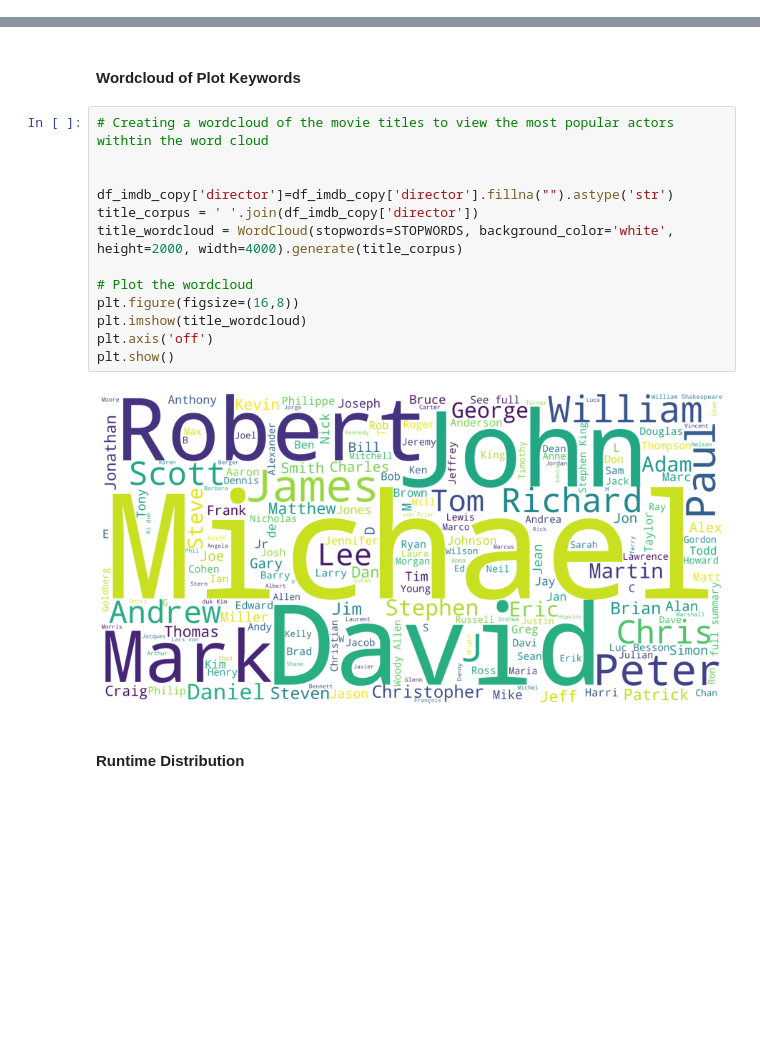
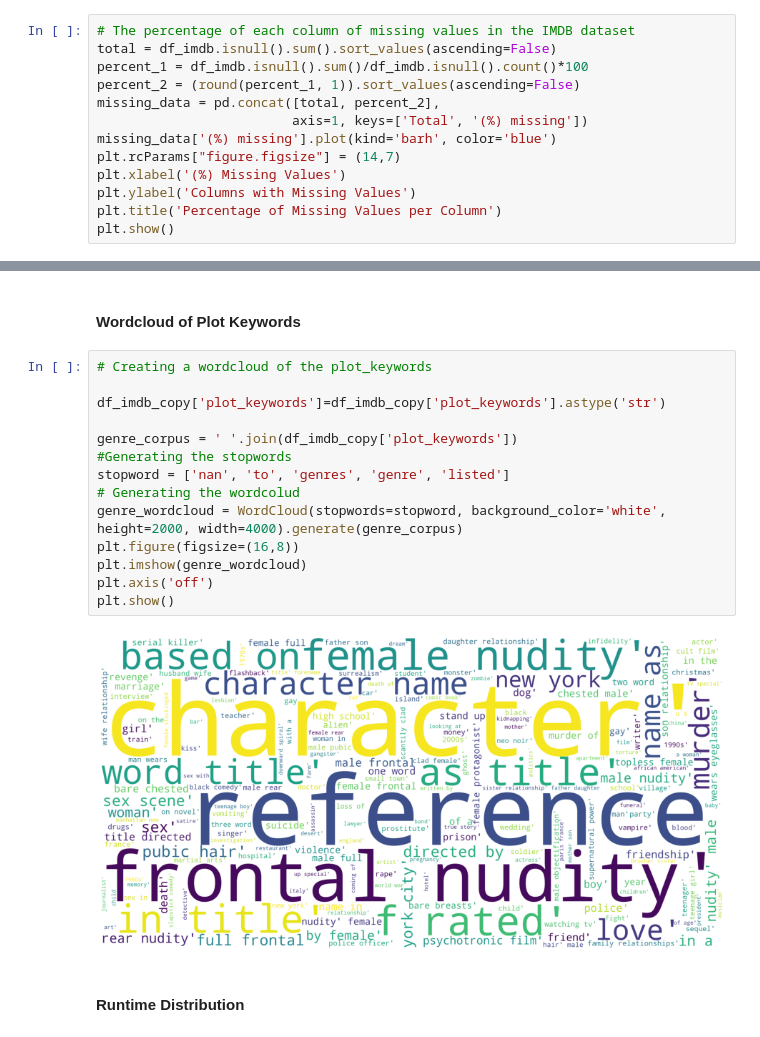
Before and after one commit to mainamwangi49/EXPLORE-TEAM-ZF1-unsupervised-predict, a Jupyter notebook: starter_notebook.ipynb, the cells around one changed output, grey strips where cells are left out. Drawn from its saved outputs; the diff is of its cells as text; blank space fills up the shorter version.

```diff
--- a/starter_notebook.ipynb
+++ b/starter_notebook.ipynb
@@ -246,0 +315,13 @@ The tag genome encodes how strongly movies exhibit particular properties represe
+# %%
+# The percentage of each column of missing values in the IMDB dataset
+total = df_imdb.isnull().sum().sort_values(ascending=False)
+percent_1 = df_imdb.isnull().sum()/df_imdb.isnull().count()*100
+percent_2 = (round(percent_1, 1)).sort_values(ascending=False)
+missing_data = pd.concat([total, percent_2],
+                         axis=1, keys=['Total', '(%) missing'])
+missing_data['(%) missing'].plot(kind='barh', color='blue')
+plt.rcParams["figure.figsize"] = (14,7)
+plt.xlabel('(%) Missing Values')
+plt.ylabel('Columns with Missing Values')
+plt.title('Percentage of Missing Values per Column')
+plt.show()
@@ -478,20 +622,21 @@ Name: plot_keywords, dtype: int64
 # %% [markdown]
 #### Wordcloud of Plot Keywords
 # %%
-# Creating a wordcloud of the movie titles to view the most popular actors withtin the word cloud
+# Creating a wordcloud of the plot_keywords
 
+df_imdb_copy['plot_keywords']=df_imdb_copy['plot_keywords'].astype('str')
 
-df_imdb_copy['director']=df_imdb_copy['director'].fillna("").astype('str')
-title_corpus = ' '.join(df_imdb_copy['director'])
-title_wordcloud = WordCloud(stopwords=STOPWORDS, background_color='white', height=2000, width=4000).generate(title_corpus)
-
-# Plot the wordcloud
+genre_corpus = ' '.join(df_imdb_copy['plot_keywords'])
+#Generating the stopwords
+stopword = ['nan', 'to', 'genres', 'genre', 'listed']
+# Generating the wordcolud
+genre_wordcloud = WordCloud(stopwords=stopword, background_color='white', height=2000, width=4000).generate(genre_corpus)
 plt.figure(figsize=(16,8))
-plt.imshow(title_wordcloud)
+plt.imshow(genre_wordcloud)
 plt.axis('off')
 plt.show()
 # %% [output]
-[figure, old version]
+[figure, new version]
 # %% [markdown]
 #### Runtime Distribution
 # %%
```
Also changed, not shown: parts of 28 cells of this notebook.
